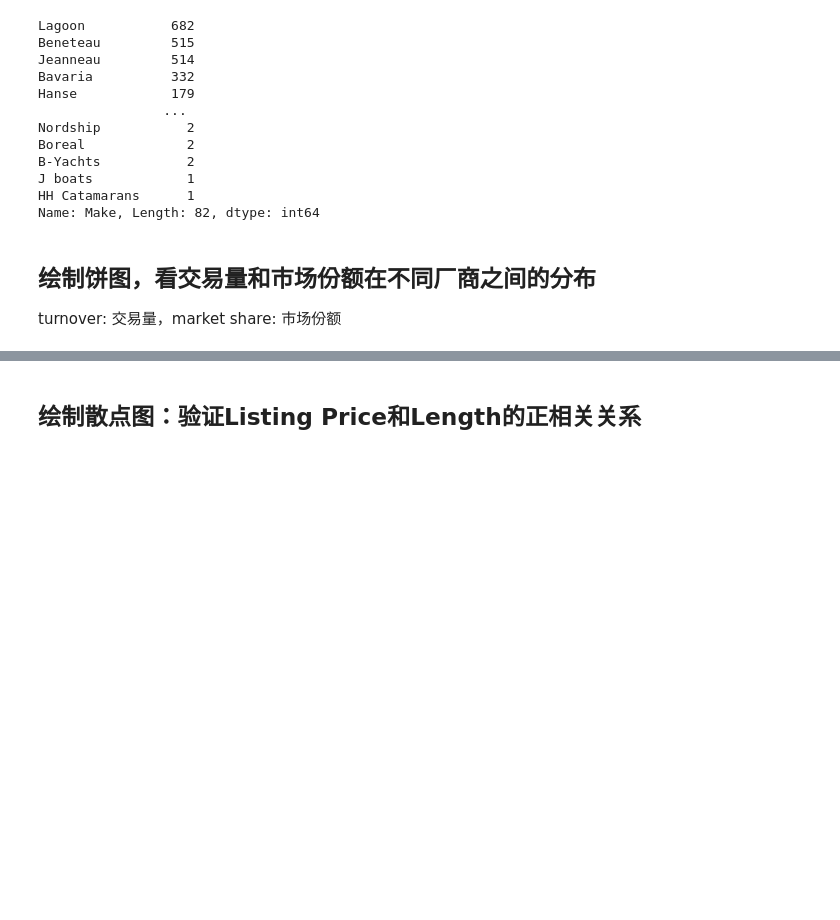
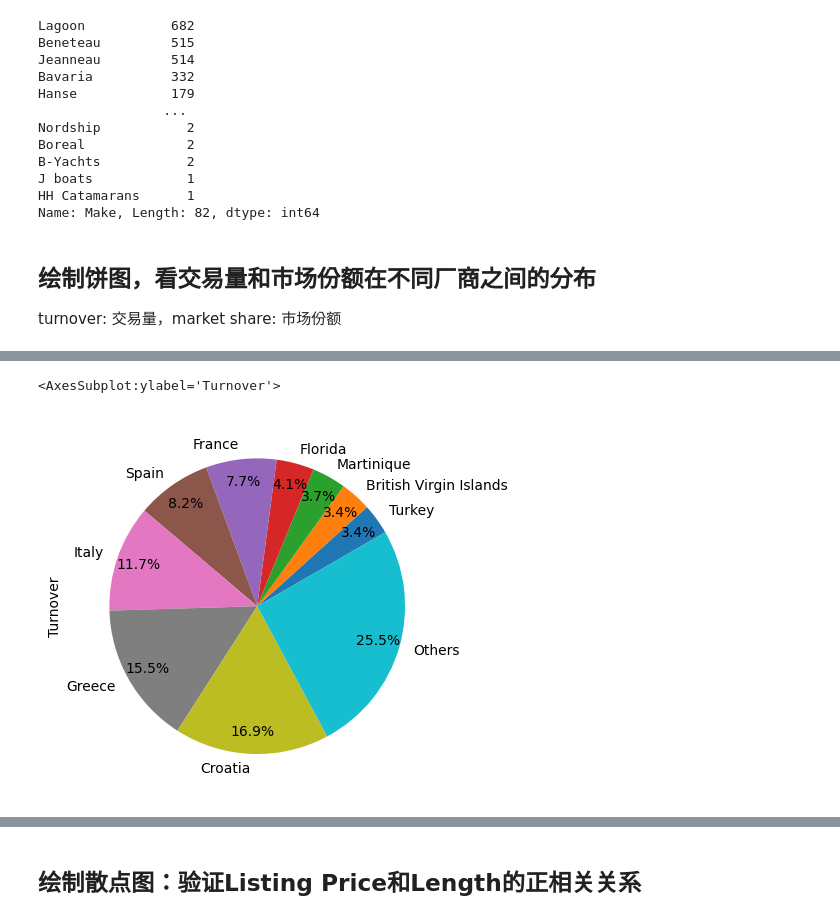
Before and after one commit to Mathematical-Jedi/2023-International-Mathematical-Model, a Jupyter notebook: zhangtongkai/data_preprocessing.ipynb, the cells around one changed output, grey strips where cells are left out. Saved outputs shown, nothing was run; the diff lists cells and outputs as text; code cells hidden in the pictures; blank space fills up the shorter version.

```diff
--- a/zhangtongkai/data_preprocessing.ipynb
+++ b/zhangtongkai/data_preprocessing.ipynb
@@ -126,0 +136,6 @@ df_market_share.plot.pie(autopct = '%1.1f%%',label='Market Share',startangle=-35
+# %%
+df_turnover = df_cleaned.groupby(['Country/Region/State']).count()['Listing Price (USD)'] / df_cleaned['Country/Region/State'].count()
+small_turnover = df_turnover[df_turnover < 0.03].sum()
+df_turnover = df_turnover[df_turnover >= 0.03]
+df_turnover['Others'] = small_turnover
+big_market = df_turnover.keys()[:9]
@@ -126,0 +147,5 @@ df_market_share.plot.pie(autopct = '%1.1f%%',label='Market Share',startangle=-35
+# %%
+df_turnover.sort_values().plot.pie(autopct = '%1.1f%%',label='Turnover',startangle=30,pctdistance = 0.85)
+# %% [output]
+<AxesSubplot:ylabel='Turnover'>
+[figure, added]
```
Also changed, not shown: parts of 18 cells of this notebook, 1 other file.
